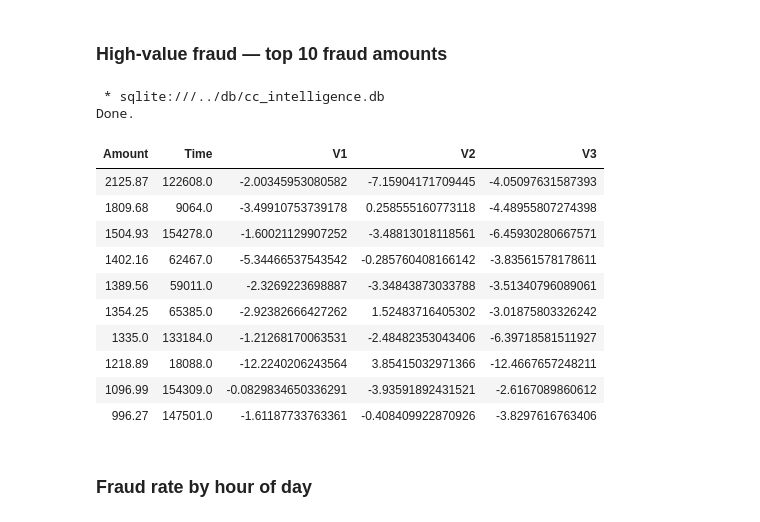
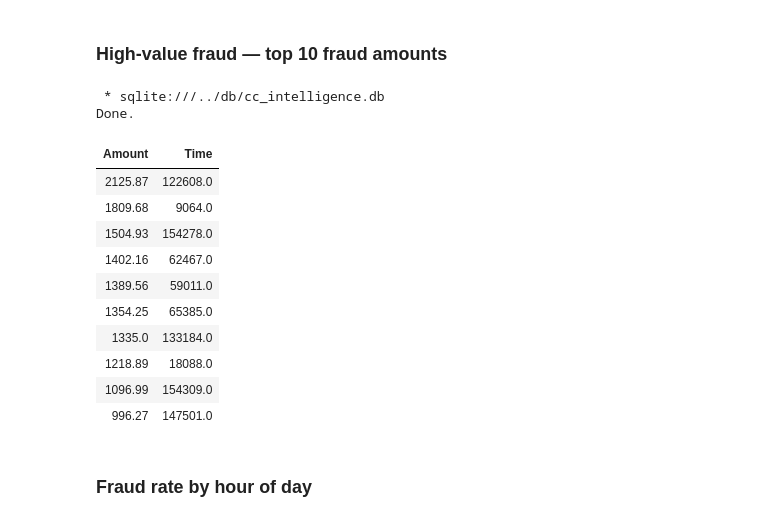
Before and after one commit to abhishiron/credit_card_intelligence, a Jupyter notebook: notebooks/phase1_eda.ipynb, the cells around one changed output. Drawn from its saved outputs; the diff is of its cells as text; code cells hidden in the pictures.

```diff
--- a/notebooks/phase1_eda.ipynb
+++ b/notebooks/phase1_eda.ipynb
@@ -198,25 +205,25 @@ Done.
 ### High-value fraud — top 10 fraud amounts
 # %%
 %%sql
-SELECT Amount, Time, V1, V2, V3
+SELECT Amount, Time
 FROM transactions
 WHERE Class = 1
 ORDER BY Amount DESC
 LIMIT 10;
 # %% [output]
  * sqlite:///../db/cc_intelligence.db
 Done.
-| Amount | Time | V1 | V2 | V3 |
-| 2125.87 | 122608.0 | -2.00345953080582 | -7.15904171709445 | -4.05097631587393 |
-| 1809.68 | 9064.0 | -3.49910753739178 | 0.258555160773118 | -4.48955807274398 |
-| 1504.93 | 154278.0 | -1.60021129907252 | -3.48813018118561 | -6.45930280667571 |
-| 1402.16 | 62467.0 | -5.34466537543542 | -0.285760408166142 | -3.83561578178611 |
-| 1389.56 | 59011.0 | -2.3269223698887 | -3.34843873033788 | -3.51340796089061 |
-| 1354.25 | 65385.0 | -2.92382666427262 | 1.52483716405302 | -3.01875803326242 |
-| 1335.0 | 133184.0 | -1.21268170063531 | -2.48482353043406 | -6.39718581511927 |
-| 1218.89 | 18088.0 | -12.2240206243564 | 3.85415032971366 | -12.4667657248211 |
-| 1096.99 | 154309.0 | -0.0829834650336291 | -3.93591892431521 | -2.6167089860612 |
-| 996.27 | 147501.0 | -1.61187733763361 | -0.408409922870926 | -3.8297616763406 |
+| Amount | Time |
+| 2125.87 | 122608.0 |
+| 1809.68 | 9064.0 |
+| 1504.93 | 154278.0 |
+| 1402.16 | 62467.0 |
+| 1389.56 | 59011.0 |
+| 1354.25 | 65385.0 |
+| 1335.0 | 133184.0 |
+| 1218.89 | 18088.0 |
+| 1096.99 | 154309.0 |
+| 996.27 | 147501.0 |
 # %% [markdown]
 ### Fraud rate by hour of day
 # %%
```
Also changed, not shown: parts of 2 cells of this notebook, 2 other files.
